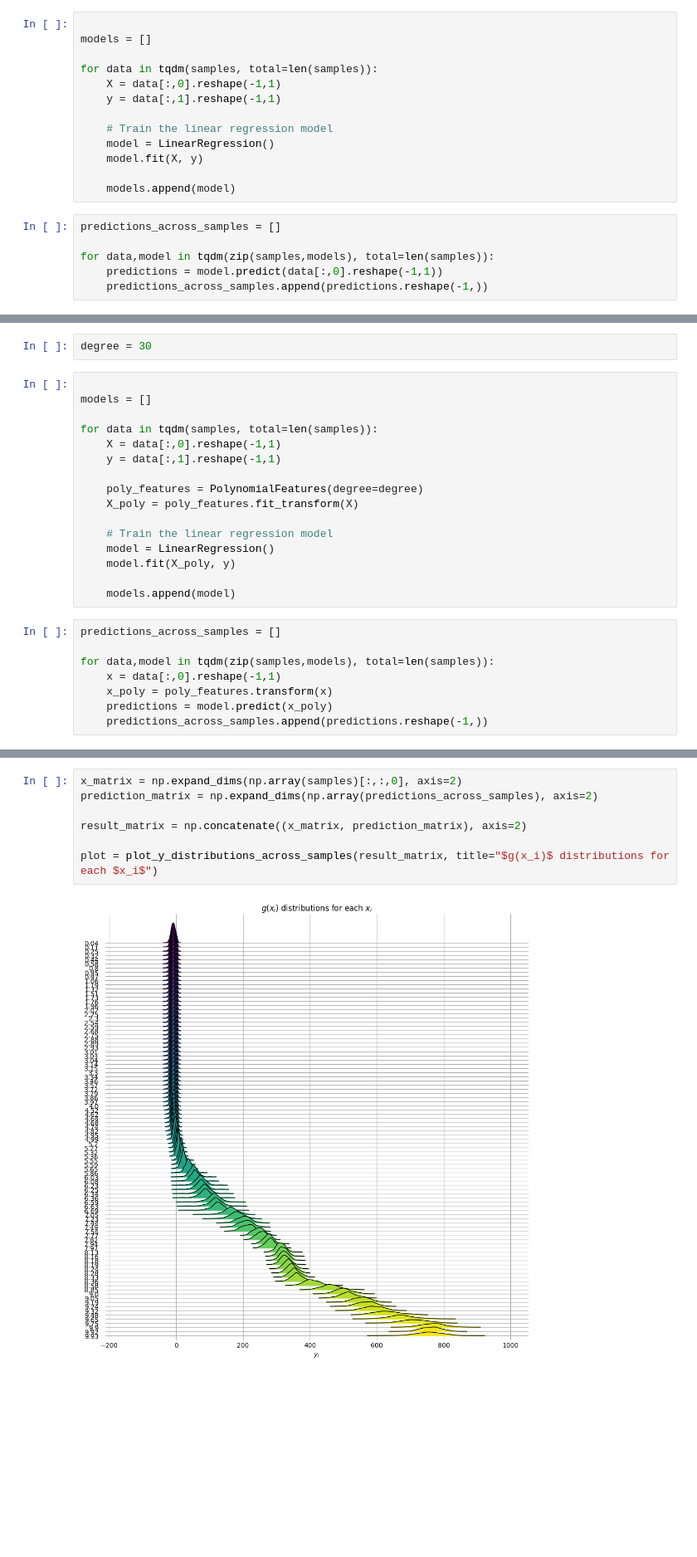
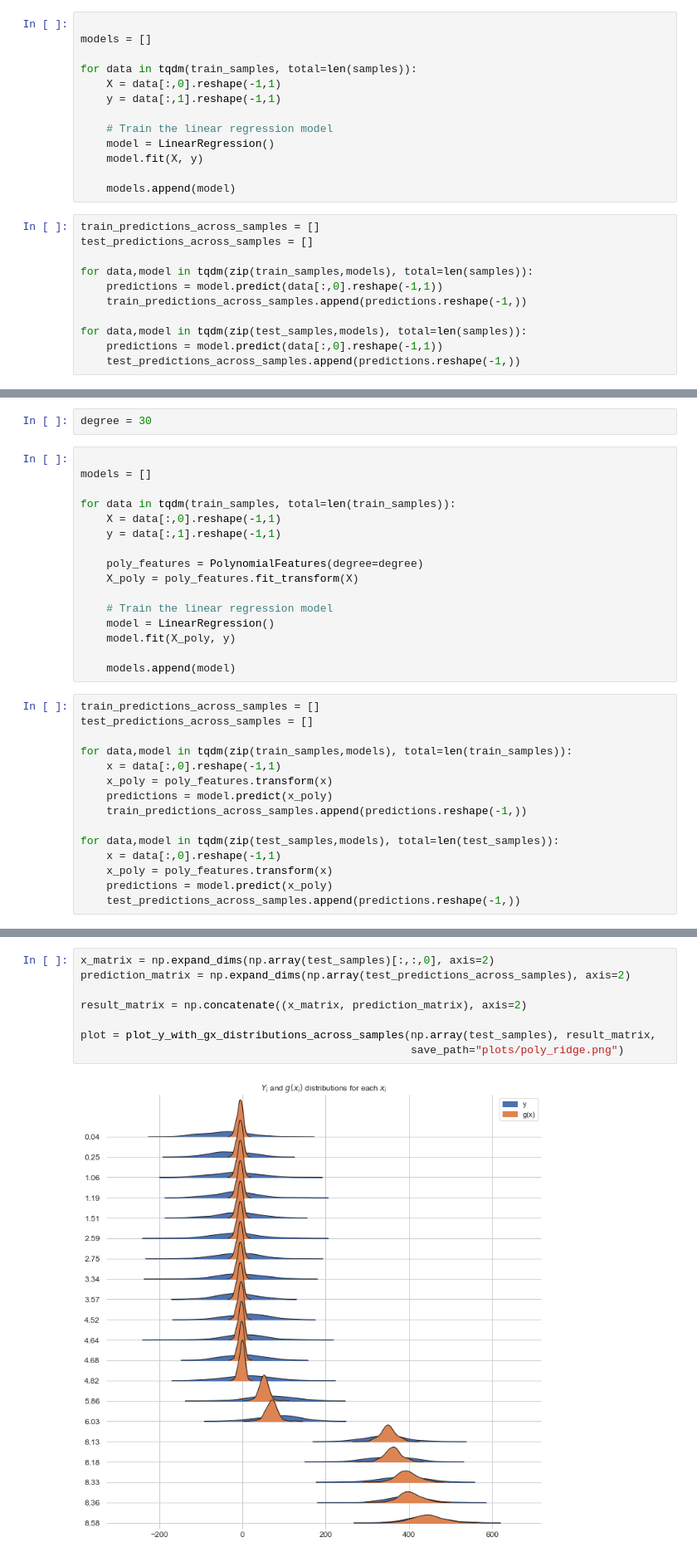
Before and after one commit to Dion11235/ML_concepts_visualized, a Jupyter notebook: bias-variance-tradeoff.ipynb, the cells around one changed output, grey strips where cells are left out. Shown at 83% size. Drawn from its saved outputs; the diff is of its cells as text; blank space fills up the shorter version.

```diff
--- a/bias-variance-tradeoff.ipynb
+++ b/bias-variance-tradeoff.ipynb
@@ -233,7 +301,7 @@ array([[  6.252     , 155.30129314],
 
 models = []
 
-for data in tqdm(samples, total=len(samples)):
+for data in tqdm(train_samples, total=len(samples)):
     X = data[:,0].reshape(-1,1)
     y = data[:,1].reshape(-1,1)
 
@@ -243,9 +311,14 @@ for data in tqdm(samples, total=len(samples)):
 
     models.append(model)
 # %%
-predictions_across_samples = []
+train_predictions_across_samples = []
+test_predictions_across_samples = []
 
-for data,model in tqdm(zip(samples,models), total=len(samples)):
+for data,model in tqdm(zip(train_samples,models), total=len(samples)):
     predictions = model.predict(data[:,0].reshape(-1,1))
-    predictions_across_samples.append(predictions.reshape(-1,))
+    train_predictions_across_samples.append(predictions.reshape(-1,))
+
+for data,model in tqdm(zip(test_samples,models), total=len(samples)):
+    predictions = model.predict(data[:,0].reshape(-1,1))
+    test_predictions_across_samples.append(predictions.reshape(-1,))
 # %%
@@ -319,7 +391,7 @@ degree = 30
 
 models = []
 
-for data in tqdm(samples, total=len(samples)):
+for data in tqdm(train_samples, total=len(train_samples)):
     X = data[:,0].reshape(-1,1)
     y = data[:,1].reshape(-1,1)
 
@@ -332,11 +404,18 @@ for data in tqdm(samples, total=len(samples)):
 
     models.append(model)
 # %%
-predictions_across_samples = []
+train_predictions_across_samples = []
+test_predictions_across_samples = []
 
-for data,model in tqdm(zip(samples,models), total=len(samples)):
+for data,model in tqdm(zip(train_samples,models), total=len(train_samples)):
     x = data[:,0].reshape(-1,1)
     x_poly = poly_features.transform(x)
     predictions = model.predict(x_poly)
-    predictions_across_samples.append(predictions.reshape(-1,))
+    train_predictions_across_samples.append(predictions.reshape(-1,))
+
+for data,model in tqdm(zip(test_samples,models), total=len(test_samples)):
+    x = data[:,0].reshape(-1,1)
+    x_poly = poly_features.transform(x)
+    predictions = model.predict(x_poly)
+    test_predictions_across_samples.append(predictions.reshape(-1,))
 # %%
@@ -392,9 +472,10 @@ plot_regression_lines(samples, models, featurizer=poly_features, limit=4)
 # %%
-x_matrix = np.expand_dims(np.array(samples)[:,:,0], axis=2)
-prediction_matrix = np.expand_dims(np.array(predictions_across_samples), axis=2)
+x_matrix = np.expand_dims(np.array(test_samples)[:,:,0], axis=2)
+prediction_matrix = np.expand_dims(np.array(test_predictions_across_samples), axis=2)
 
 result_matrix = np.concatenate((x_matrix, prediction_matrix), axis=2)
 
-plot = plot_y_distributions_across_samples(result_matrix, title="$g(x_i)$ distributions for each $x_i$")
+plot = plot_y_with_gx_distributions_across_samples(np.array(test_samples), result_matrix,
+                                                   save_path="plots/poly_ridge.png")
 # %% [output]
-[figure, old version]
+[figure, new version]
```
Also changed, not shown: parts of 21 cells of this notebook.
